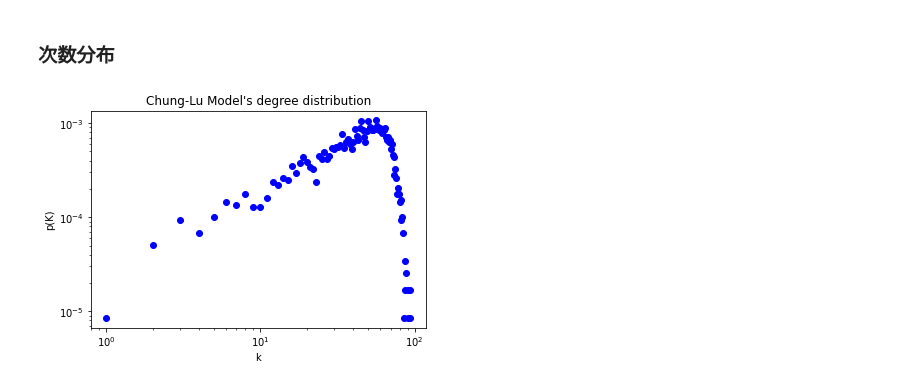
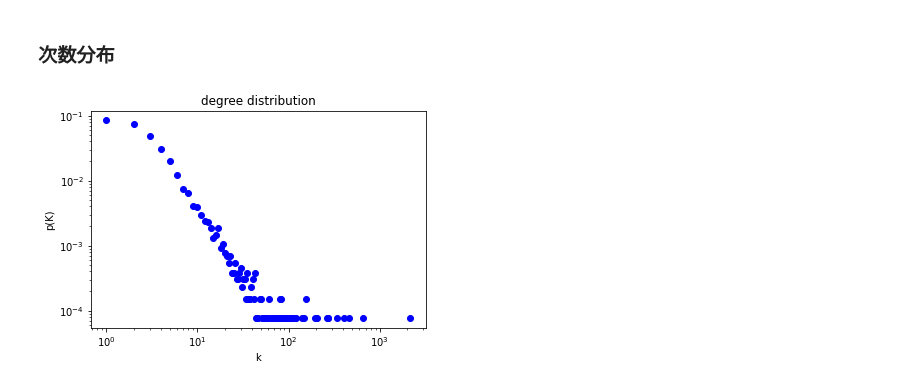
Before and after one commit to monofo/network-analysis-in-biology_python, a Jupyter notebook: network_models/scale-free_network_model.ipynb, the cells around one changed output. Saved outputs shown, nothing was run; the diff lists cells and outputs as text; code cells hidden in the pictures.

```diff
--- a/network_models/scale-free_network_model.ipynb
+++ b/network_models/scale-free_network_model.ipynb
@@ -50,0 +39,9 @@ nx.draw_networkx(G)
+# %%
+gamma=2.1
+
+w = nx.utils.powerlaw_sequence(10, gamma)
+G = nx.expected_degree_graph(w)
+Gcc = sorted(nx.connected_components(G), key=len, reverse=True)
+G = G.subgraph(Gcc[0])
+
+nx.draw_networkx(G)
@@ -51,10 +50,12 @@ nx.draw_networkx(G)
 # %% [markdown]
 ### 次数分布
 # %%
-w = calc_weight(5000, 0.5, 2.5)
+w = nx.utils.powerlaw_sequence(5000, gamma)
 G = nx.expected_degree_graph(w)
-max_deg = get_maxdegree(G)
-lines = [f(k, 2) if k != 0 else 0 for k in range(0, max_deg+1)]
-plot_degree_distribution(G, None, title="Chung-Lu Model's degree distribution", )
+Gcc = sorted(nx.connected_components(G), key=len, reverse=True)
+G = G.subgraph(Gcc[0])
+max_deg = max_degree(G)
+# lines = [f(k, 2) if k != 0 else 0 for k in range(0, max_deg+1)]
+plot_degree_distribution(G, None, title="degree distribution", )
 # %% [output]
-[figure, old version]
+[figure, new version]
```
Also changed, not shown: parts of 13 cells of this notebook.
